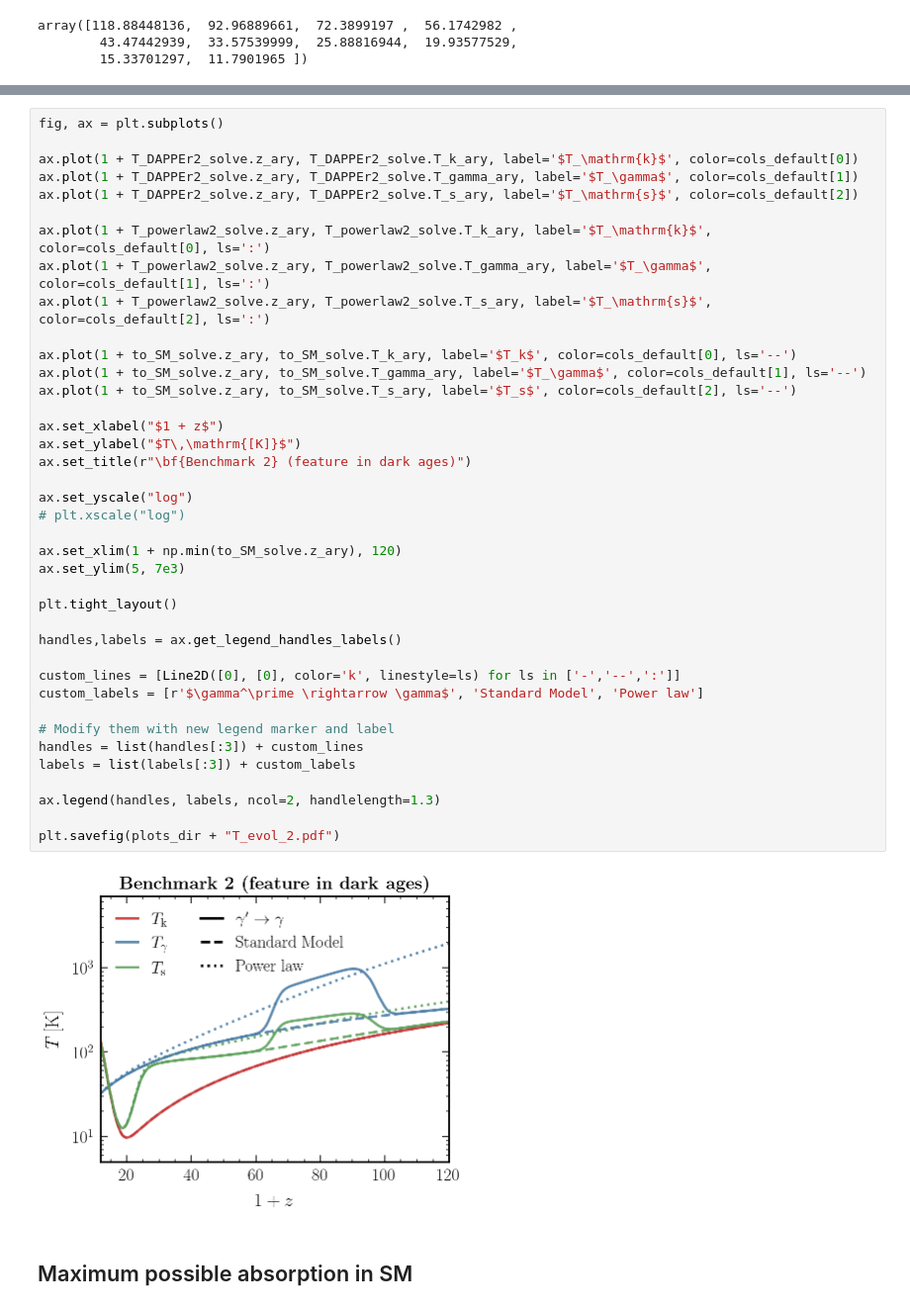
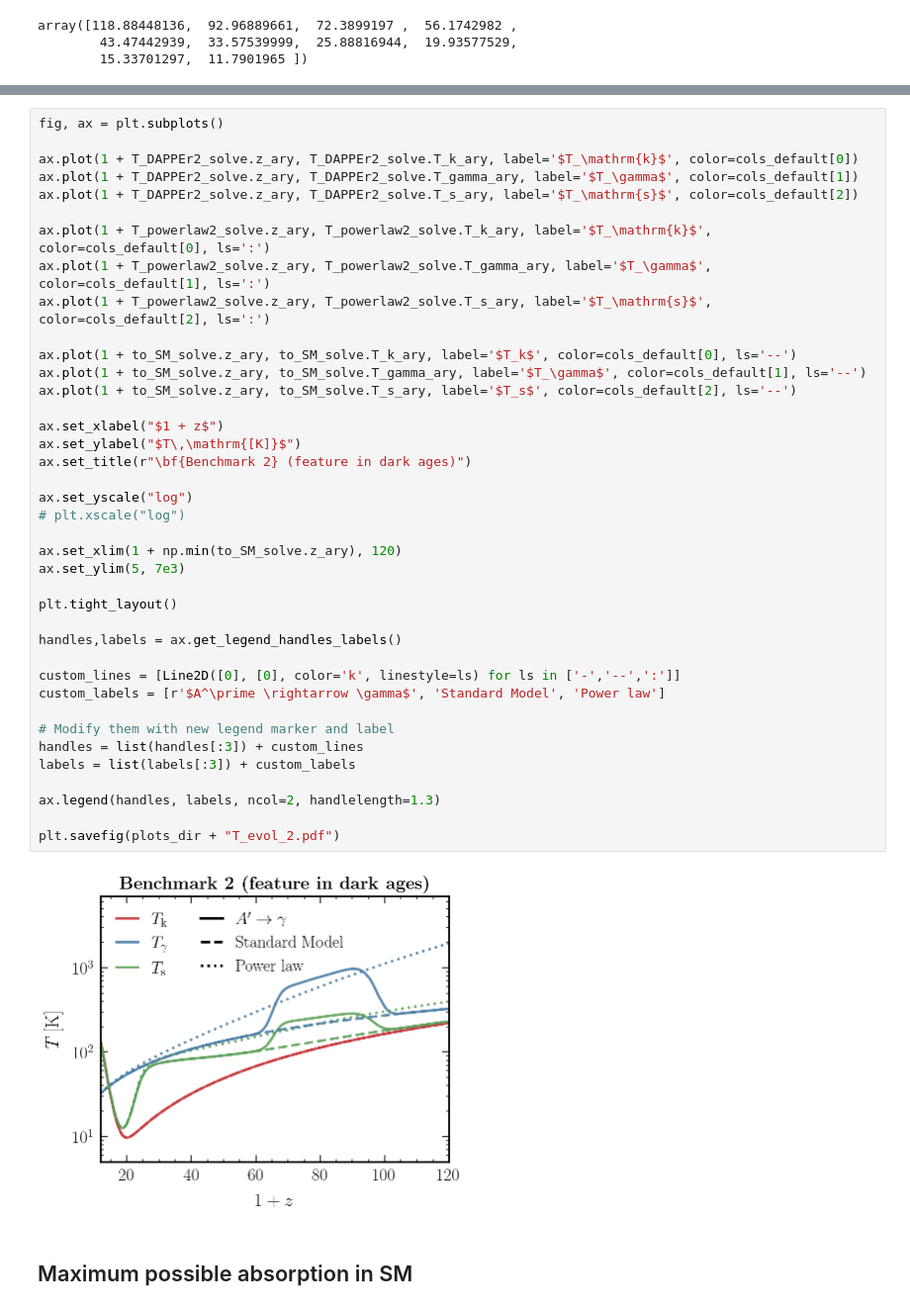
Before and after one commit to smsharma/edges-endpoints-21cm, a Jupyter notebook: notebooks/01_21cm_decay.ipynb, the cells around one changed output, grey strips where cells are left out. Shown: that part at 99% size. Cells and saved outputs as stored; diff of their text form.

```diff
--- a/notebooks/01_21cm_decay.ipynb
+++ b/notebooks/01_21cm_decay.ipynb
@@ -472,35 +472,35 @@ ax.plot(1 + T_powerlaw2_solve.z_ary, T_powerlaw2_solve.T_gamma_ary, label='$T_\g
 ax.plot(1 + T_powerlaw2_solve.z_ary, T_powerlaw2_solve.T_s_ary, label='$T_\mathrm{s}$', color=cols_default[2], ls=':')
 
 ax.plot(1 + to_SM_solve.z_ary, to_SM_solve.T_k_ary, label='$T_k$', color=cols_default[0], ls='--')
 ax.plot(1 + to_SM_solve.z_ary, to_SM_solve.T_gamma_ary, label='$T_\gamma$', color=cols_default[1], ls='--')
 ax.plot(1 + to_SM_solve.z_ary, to_SM_solve.T_s_ary, label='$T_s$', color=cols_default[2], ls='--')
 
 ax.set_xlabel("$1 + z$")
 ax.set_ylabel("$T\,\mathrm{[K]}$")
 ax.set_title(r"\bf{Benchmark 2} (feature in dark ages)")
 
 ax.set_yscale("log")
 # plt.xscale("log")
 
 ax.set_xlim(1 + np.min(to_SM_solve.z_ary), 120)
 ax.set_ylim(5, 7e3)
 
 plt.tight_layout()
 
 handles,labels = ax.get_legend_handles_labels()
 
 custom_lines = [Line2D([0], [0], color='k', linestyle=ls) for ls in ['-','--',':']]
-custom_labels = [r'$\gamma^\prime \rightarrow \gamma$', 'Standard Model', 'Power law']
+custom_labels = [r'$A^\prime \rightarrow \gamma$', 'Standard Model', 'Power law']
 
 # Modify them with new legend marker and label
 handles = list(handles[:3]) + custom_lines
 labels = list(labels[:3]) + custom_labels
 
 ax.legend(handles, labels, ncol=2, handlelength=1.3)
 
 plt.savefig(plots_dir + "T_evol_2.pdf")
 # %% [output]
-[figure, old version]
+[figure, new version]
 # %% [markdown]
 ## Maximum possible absorption in SM
 # %%
```
Also changed, not shown: parts of 3 cells of this notebook, 2 other files.
